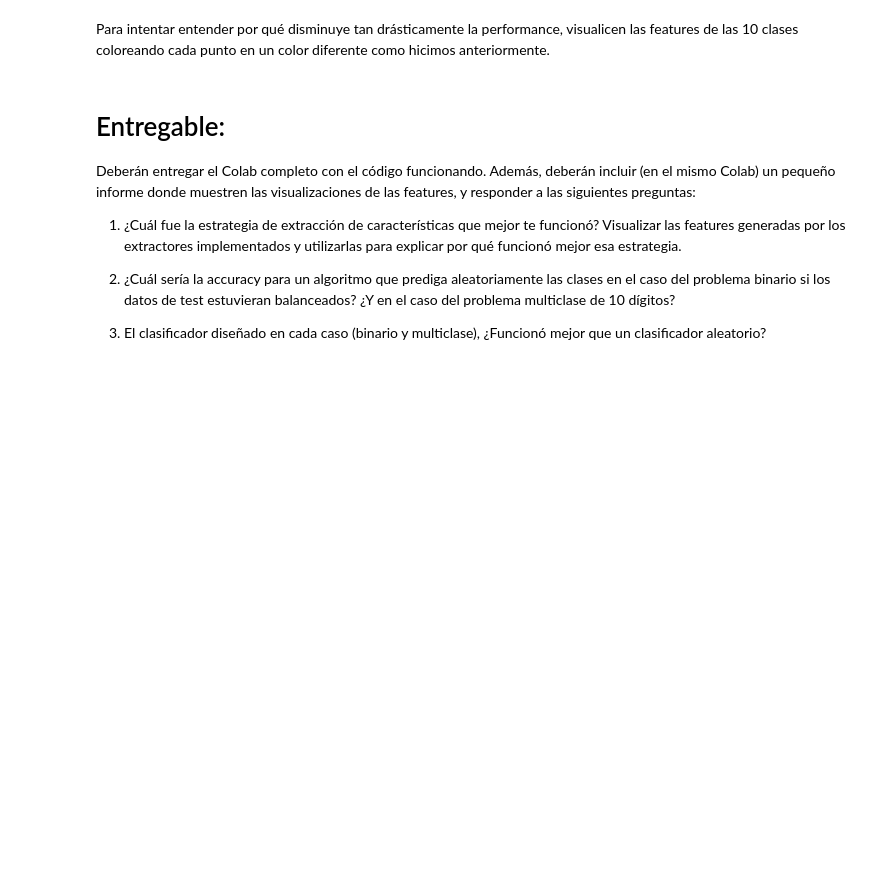
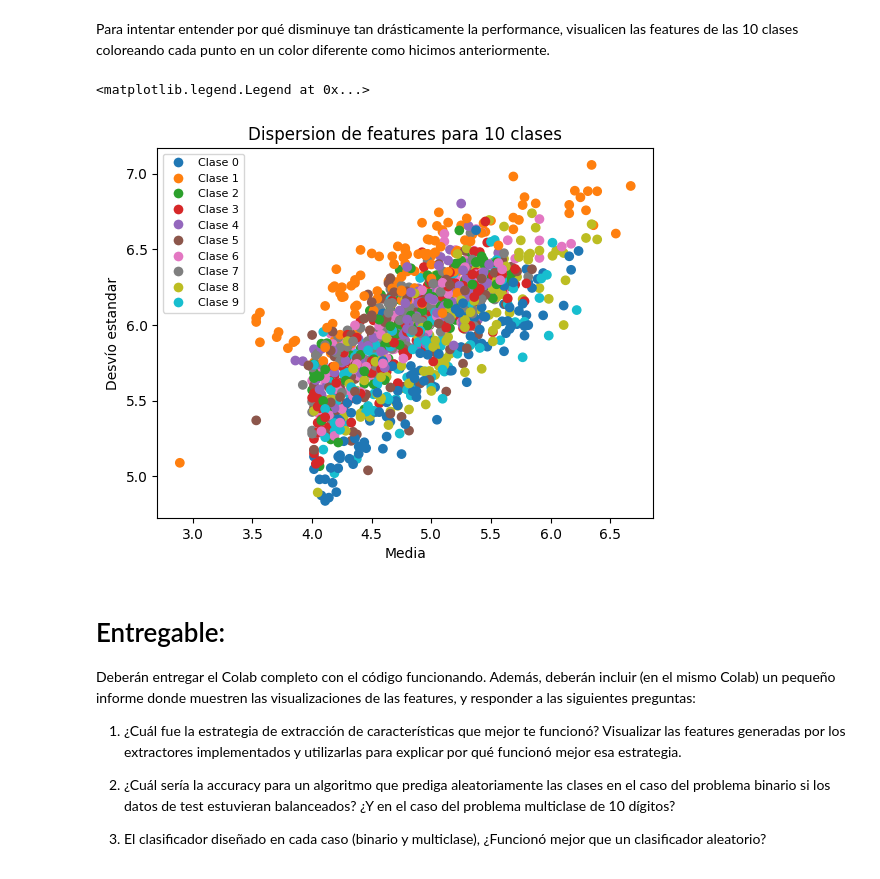
Before and after one commit to RamiroPadilla/Procesamiento-de-Imagenes-Sadosky2024, a Jupyter notebook: Practica_1.ipynb, the cells around one changed output. Drawn from its saved outputs; the diff is of its cells as text; code cells hidden in the pictures; blank space fills up the shorter version.

```diff
--- a/Practica_1.ipynb
+++ b/Practica_1.ipynb
@@ -142,16 +204,16 @@ plt.scatter( ..... )
 Ahora volvemos al caso de 10 dígitos y probamos la misma estrategia que estábamos usando anteriormente.
 # %%
 # Definimos un pereceptrón
-clasificador10 = ........
+clasificador10 = Perceptron(eta0=1, random_state=1)
 
-X_train_features = preprocess.......(X_train)
-X_test_features = preprocess........(X_test)
+X_train_features = preprocess_features_mean_std(X_train)
+X_test_features = preprocess_features_mean_std(X_test)
 
-clasificador10.......
+clasificador10.fit(X_train_features, y_train)
 
 # Imprimir la accuracy en los datos de test.
-print("Accuracy en test: " + str(clasificador10.score( ......... )))
+print("Accuracy en test: " + str(clasificador10.score(X_test_features, y_test)))
 
 # Imprimir las predicciones realizadas para los datos de test
 
-print("Predicciones: " + str(clasificador10.predict( ......... )))
+print("Predicciones: " + str(clasificador10.predict(X_test_features)))
@@ -163,3 +241,19 @@ plt.scatter( ....... )
+# %%
+plt.figure()
+plt.scatter(x=X_train_features[:,0],
+            y=X_train_features[:,1],
+            c=y_train,
+            cmap='tab10')
+plt.title('Dispersion de features para 10 clases')
+plt.xlabel('Media')
+plt.ylabel('Desvío estandar')
+cmap = plt.get_cmap('tab10')
+clases = [cmap(i/10) for i in range(0, 10)]
+handles = [plt.Line2D([0], [0], marker='o', color='w', markerfacecolor= clases[i], markersize=8, label=f'Clase {i}') for i in range(len(clases))]
+plt.legend(handles=handles,prop={'size': 8}, loc='upper left')
+# %% [output]
+<matplotlib.legend.Legend at 0x...>
+[figure, added]
 # %% [markdown]
 # Entregable:
 
```
Also changed, not shown: parts of 9 cells of this notebook.
